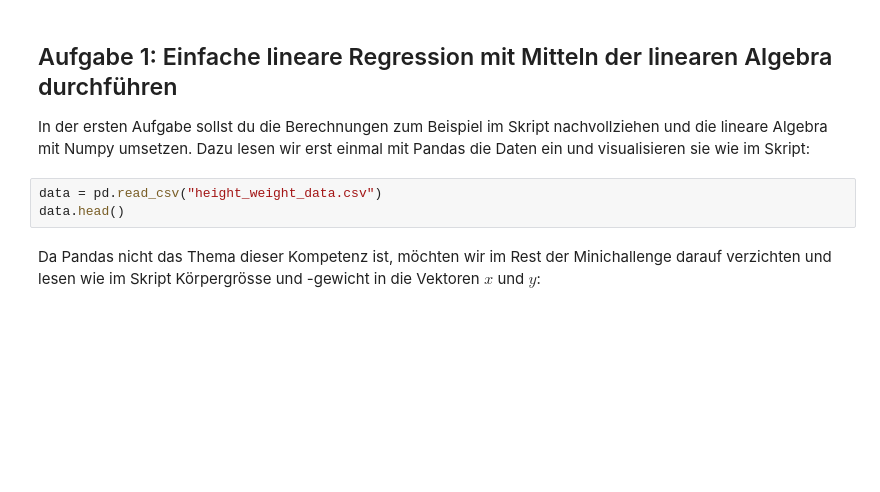
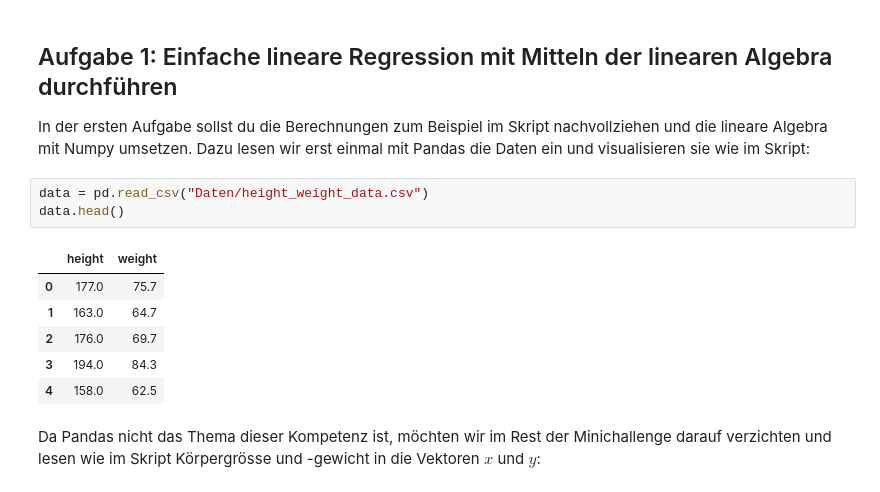
Before and after one commit to Tschoppsilas/ALA, a Jupyter notebook: MC/02_Minichallenge_Lineare_Regression.ipynb, the cells around one changed output. Saved outputs shown, nothing was run; the diff lists cells and outputs as text; blank space fills up the shorter version.

```diff
--- a/MC/02_Minichallenge_Lineare_Regression.ipynb
+++ b/MC/02_Minichallenge_Lineare_Regression.ipynb
@@ -32,8 +32,15 @@ import matplotlib.pyplot as plt
 In der ersten Aufgabe sollst du die Berechnungen zum Beispiel im Skript nachvollziehen und die lineare Algebra mit Numpy umsetzen.
 Dazu lesen wir erst einmal mit Pandas die Daten ein und visualisieren sie wie im Skript:
 # %%
-data = pd.read_csv("height_weight_data.csv")
+data = pd.read_csv("Daten/height_weight_data.csv")
 data.head()
+# %% [output]
+|  | height | weight |
+| 0 | 177.0 | 75.7 |
+| 1 | 163.0 | 64.7 |
+| 2 | 176.0 | 69.7 |
+| 3 | 194.0 | 84.3 |
+| 4 | 158.0 | 62.5 |
 # %% [markdown]
 Da Pandas nicht das Thema dieser Kompetenz ist, möchten wir im Rest der Minichallenge darauf verzichten und lesen wie im Skript Körpergrösse und -gewicht in die Vektoren $x$ und $y$:
 # %%
```
Also changed, not shown: parts of 6 cells of this notebook, 1 other file.
